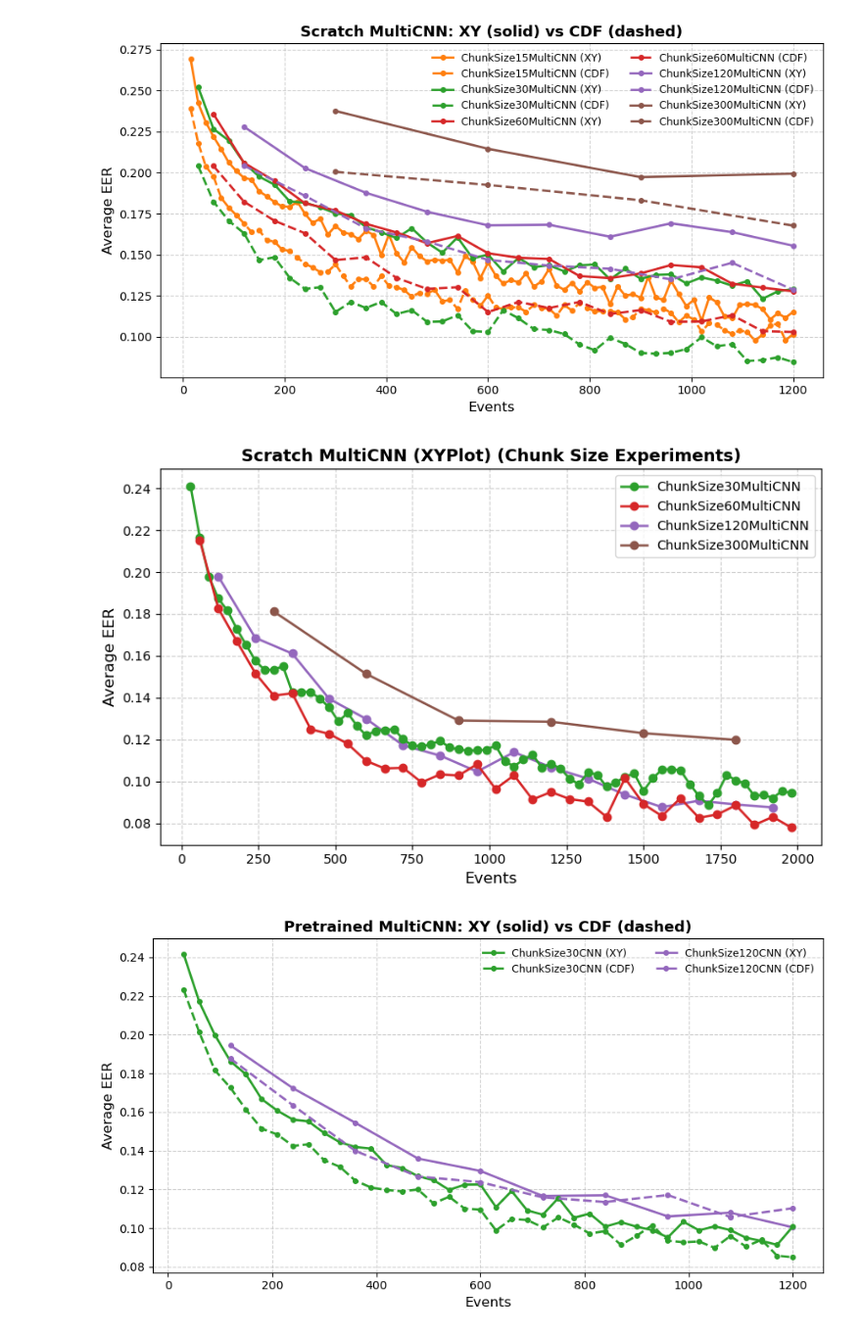
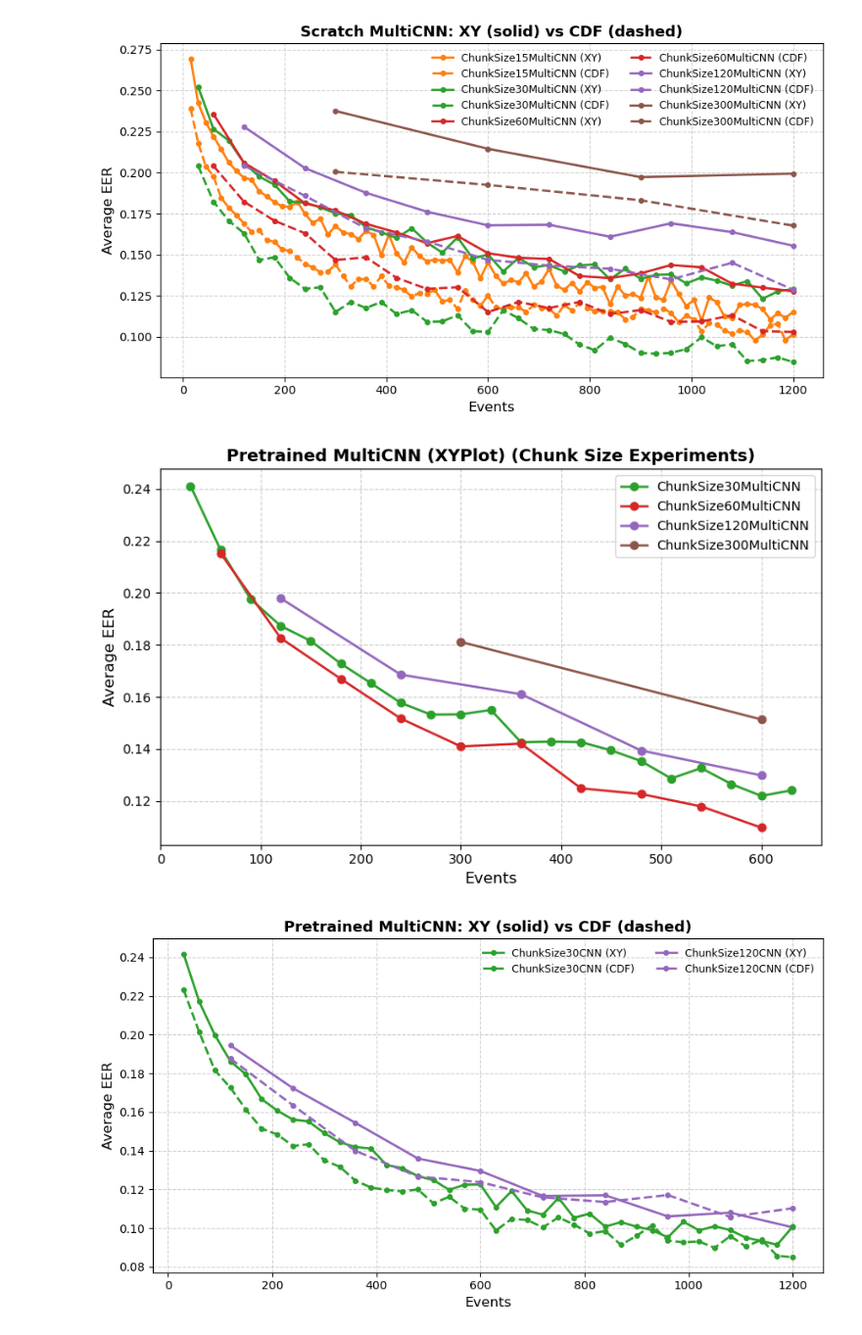
Before and after one commit to S-lijun/Mouse_Dynamics, a Jupyter notebook: Results.ipynb, the cells around one changed output. Shown at 98% size. Drawn from its saved outputs; the diff is of its cells as text; code cells hidden in the pictures.

```diff
--- a/Results.ipynb
+++ b/Results.ipynb
@@ -510,9 +510,9 @@ plot_chunk_xy_cdf_curves(
 # %% [output]
 [figure]
 # %%
-plot_chunk_json_curves("Visualization/Testing/448", max_event=2000, model="Scratch MultiCNN (XYPlot)")
+plot_chunk_json_curves("Visualization/Testing/448", max_event=650, model="Pretrained MultiCNN (XYPlot)")
 # %% [output]
-[figure, old version]
+[figure, new version]
 # %%
 plot_chunk_xy_cdf_curves(
     xy_dir="Visualization/CV/train_multi_pretrained_CNN/XYPlot",
```
Also changed, not shown: 1 other file.
